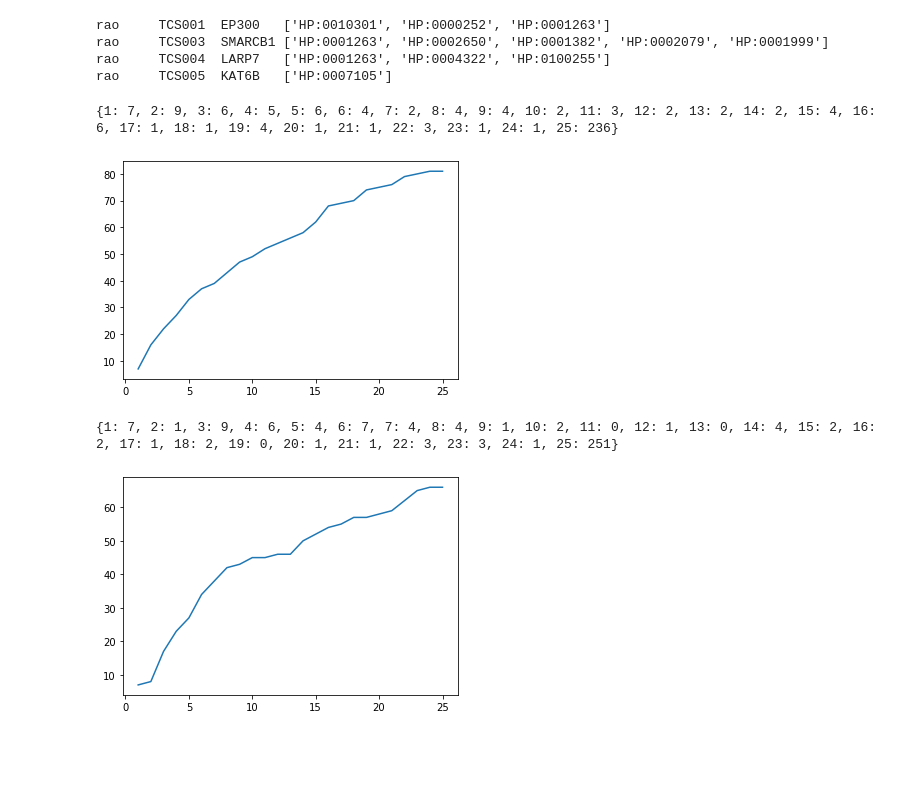
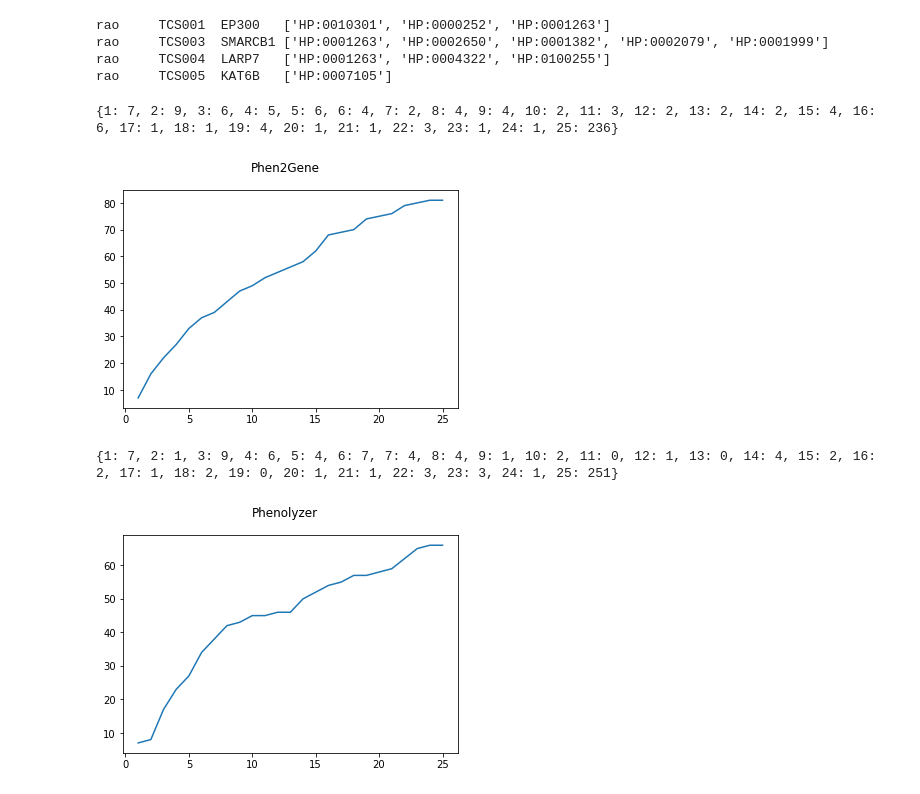
Before and after one commit to foundation29org/PublicCasesEvaluation, a Jupyter notebook: PublicCasesEvaluation.ipynb, the cells around one changed output. Drawn from its saved outputs; the diff is of its cells as text; code cells hidden in the pictures; blank space fills up the shorter version.

```diff
--- a/PublicCasesEvaluation.ipynb
+++ b/PublicCasesEvaluation.ipynb
@@ -128,34 +127,39 @@ rao     TCS005  KAT6B   ['HP:0007105']
 '''
     Plot
 '''
-def plot(d):
+def plot(d, title=None):
     lists = sorted(d.items()) # sorted by key, return a list of tuples
     x, y = zip(*lists) # unpack a list of pairs into two tuples
     y = np.cumsum(y)
-    plt.plot(x, y)
+    if title:
+        fig = plt.figure()
+        fig.suptitle(title)
+        plt.plot(x, y)
+        return fig
+    else:
+        return plt.plot(x, y)
 # %%
 '''
     Eval Phen2Gene
 '''
 phen2gene = Phen2GeneEval()
 
 ranking1 = {n + 1: 0 for n in range(25)}
 for source, id, subject, terms in dataset:
     rank = phen2gene.eval(source, id, subject, terms)
     if rank > 25:
         rank = 25
     ranking1[rank] += 1
-    # print(rank, subject, terms, sep='\t')
 
 print(ranking1)
 
 ranking1[25] = 0
 
-plot(ranking1)
+plot(ranking1, 'Phen2Gene')
 plt.show()
 # %% [output]
 {1: 7, 2: 9, 3: 6, 4: 5, 5: 6, 6: 4, 7: 2, 8: 4, 9: 4, 10: 2, 11: 3, 12: 2, 13: 2, 14: 2, 15: 4, 16: 6, 17: 1, 18: 1, 19: 4, 20: 1, 21: 1, 22: 3, 23: 1, 24: 1, 25: 236}
-[figure, old version]
+[figure, new version]
 # %%
 '''
     Eval Phenolyzer
@@ -168,14 +172,13 @@ for source, id, subject, terms in dataset:
     if rank > 25:
         rank = 25
     ranking2[rank] += 1
-    # print(rank, subject, terms, sep='\t')
 
 print(ranking2)
 
 ranking2[25] = 0
 
-plot(ranking2)
+plot(ranking2, 'Phenolyzer')
 plt.show()
 # %% [output]
 {1: 7, 2: 1, 3: 9, 4: 6, 5: 4, 6: 7, 7: 4, 8: 4, 9: 1, 10: 2, 11: 0, 12: 1, 13: 0, 14: 4, 15: 2, 16: 2, 17: 1, 18: 2, 19: 0, 20: 1, 21: 1, 22: 3, 23: 3, 24: 1, 25: 251}
-[figure, old version]
+[figure, new version]
```
Also changed, not shown: parts of 3 cells of this notebook.
